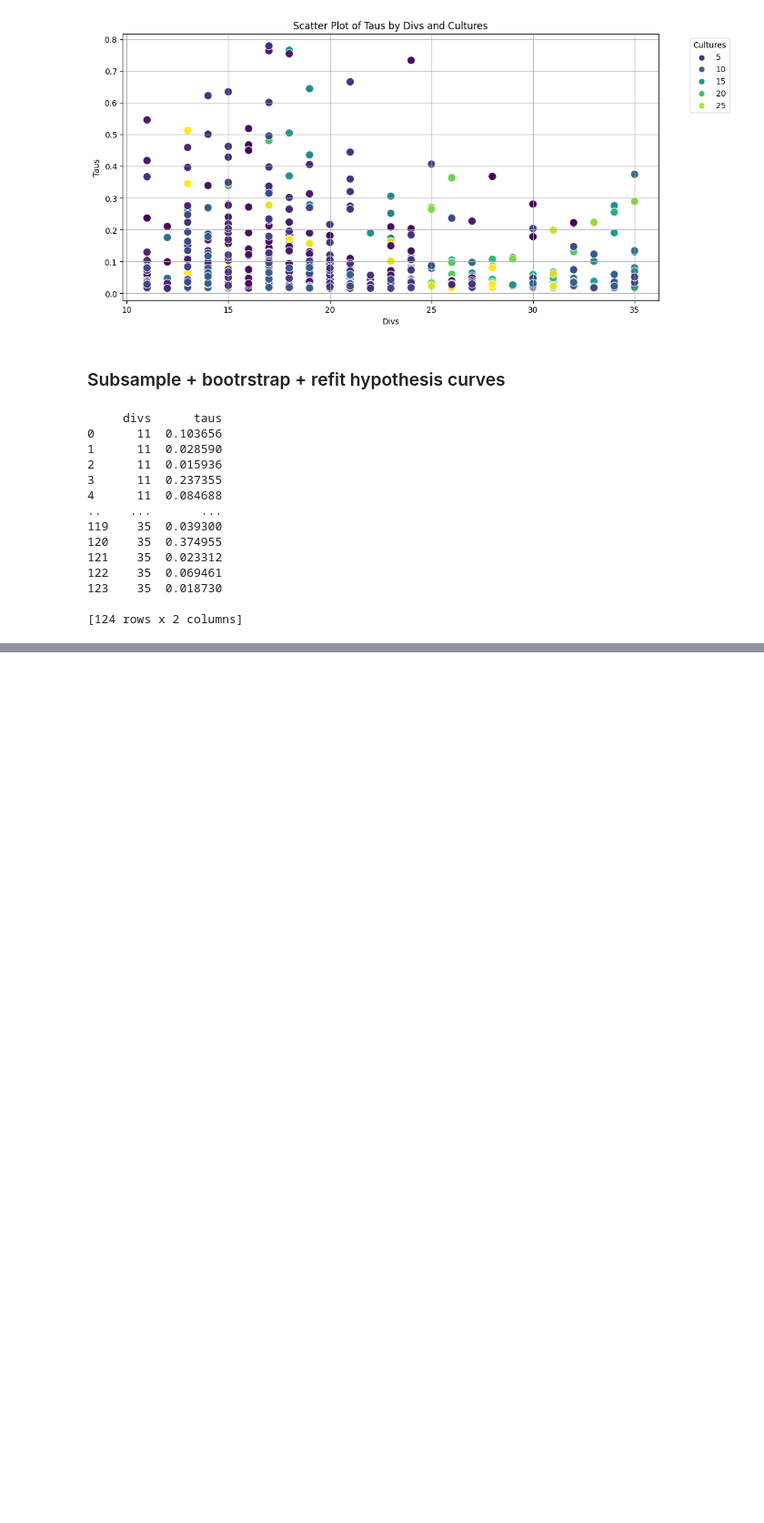
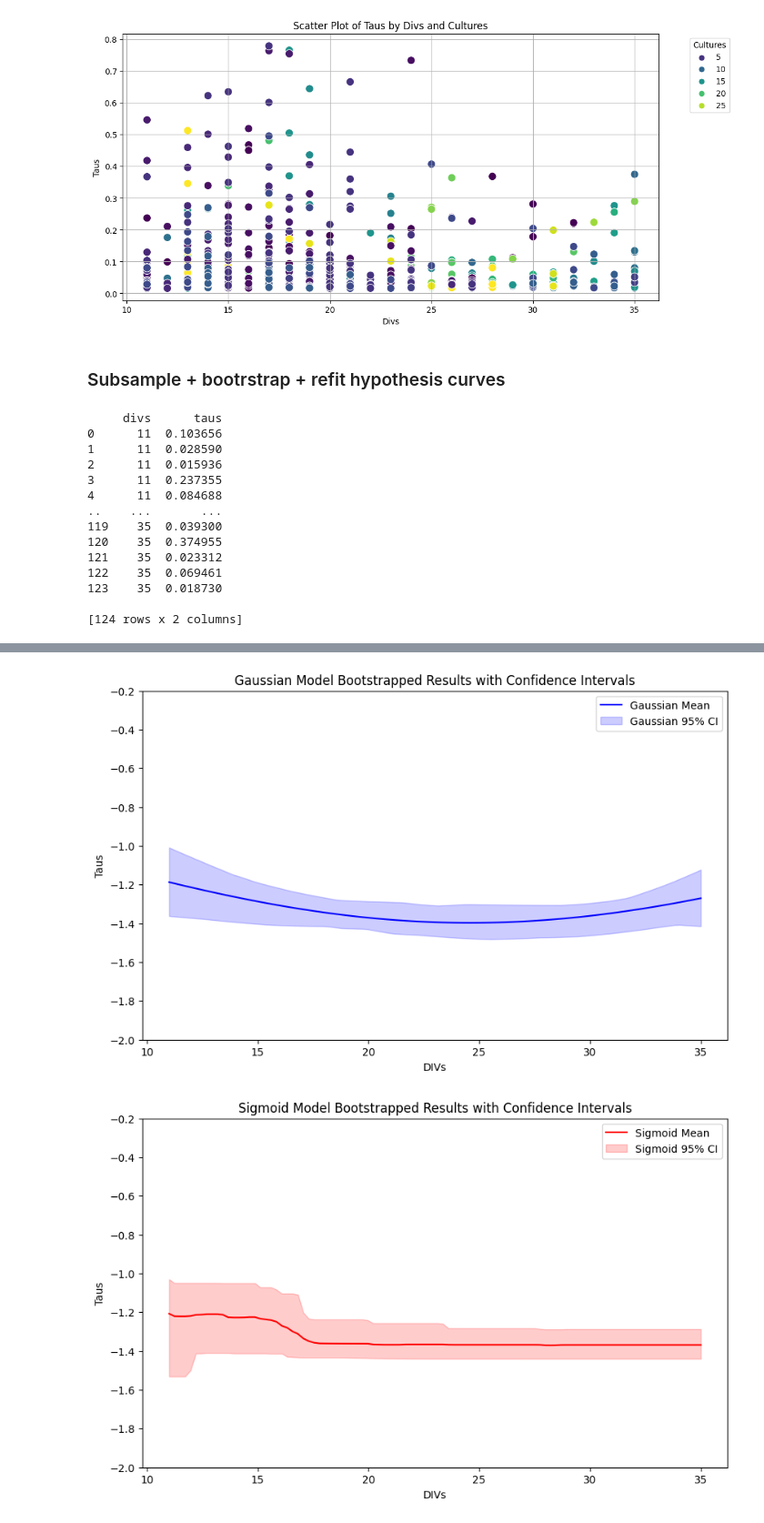
Before and after one commit to voytekresearch/timescale_development, a Jupyter notebook: rat_analysis_workflow/timescales_analysis_hypotheses.ipynb, the cells around one changed output, grey strips where cells are left out. Shown at 91% size. Saved outputs shown, nothing was run; the diff lists cells and outputs as text; code cells hidden in the pictures; blank space fills up the shorter version.

```diff
--- a/rat_analysis_workflow/timescales_analysis_hypotheses.ipynb
+++ b/rat_analysis_workflow/timescales_analysis_hypotheses.ipynb
@@ -604,34 +574,55 @@ Intel MKL WARNING: Support of Intel(R) Streaming SIMD Extensions 4.2 (Intel(R) S
 # %%
-def plot_all_hyp(bootstrap_samples, fit_results, num_bootstrap_samples=None, figsize=(10, 6)):
-    # Initialize arrays to store upper and lower bounds of confidence intervals
-    upper_bounds = []
-    lower_bounds = []
+def plot_confidence_intervals(x_fit, fits, model_name, color, figsize=(10, 6)):
+    # Calculate mean and confidence intervals for the given fits
+    fits = np.array(fits)  # Ensure fits is a numpy array
+    mean_curve = np.mean(fits, axis=0)
+    upper_bound = np.percentile(fits, 97.5, axis=0)
+    lower_bound = np.percentile(fits, 2.5, axis=0)
+
+    # Plot mean curve and confidence intervals
+    plt.figure(figsize=figsize)
+    plt.plot(x_fit, mean_curve, label=f'{model_name} Mean', color=color)
+    plt.fill_between(x_fit, lower_bound, upper_bound, color=color, alpha=0.2, label=f'{model_name} 95% CI')
+    plt.xlabel('DIVs')
+    plt.ylabel('Taus')
+    plt.title(f'{model_name} Model Bootstrapped Results with Confidence Intervals')
+    plt.legend()
+    plt.ylim(-2, -0.20)
+    plt.show()
+
+def plot_all_hyp(bootstrap_samples, fit_results, figsize=(10, 6)):
+    divs = bootstrap_samples[0]['divs']
+    x_fit = np.linspace(min(divs), max(divs), 100)
+
+    # Initialize lists to store fitted values for each model
+    gauss_fits = []
+    sigmoid_fits = []
+    horizontal_fits = []
 
     # Loop through each fit result
     for fit_params in fit_results:
         params_horizontal_line, params_sigmoid, params_gaussian = fit_params
 
         # Calculate fitted curves for this fit result
-        x_fit = np.linspace(min(divs), max(divs), 100)
         y_fit_gaussian = gaussian(x_fit, *params_gaussian)
         y_fit_sigmoid = sigmoid(x_fit, *params_sigmoid)
         y_fit_horizontal_line = horizontal_line(x_fit, *params_horizontal_line)
 
-        # Store upper and lower bounds for each fitted curve
-        upper_bounds.append(np.maximum.reduce([y_fit_gaussian, y_fit_sigmoid, y_fit_horizontal_line], axis=0))
-        lower_bounds.append(np.minimum.reduce([y_fit_gaussian, y_fit_sigmoid, y_fit_horizontal_line], axis=0))
+        # Ensure horizontal line fit is the same shape as x_fit
+        y_fit_horizontal_line = np.full_like(x_fit, y_fit_horizontal_line)
 
-    # Calculate mean curve and confidence intervals
-    upper_bound = np.percentile(upper_bounds, 97.5, axis=0)
-    lower_bound = np.percentile(lower_bounds, 2.5, axis=0)
-    mean_curve = np.mean(upper_bounds, axis=0)
+        # Store fits for each model
+        gauss_fits.append(y_fit_gaussian)
+        sigmoid_fits.append(y_fit_sigmoid)
+        horizontal_fits.append(y_fit_horizontal_line)
 
-    # Plot mean curve and confidence intervals
-    plt.figure(figsize=figsize)
-    plt.plot(x_fit, mean_curve, label='Mean Curve', color='black')
-    plt.fill_between(x_fit, lower_bound, upper_bound, color='gray', alpha=0.3, label='95% Confidence Interval')
-    plt.xlabel('DIVs')
-    plt.ylabel('Taus')
-    plt.title('Bootstrapped Results')
-    plt.legend()
-    plt.show()
+    # Plot confidence intervals for each model
+    plot_confidence_intervals(x_fit, gauss_fits, 'Gaussian', 'blue', figsize)
+    plot_confidence_intervals(x_fit, sigmoid_fits, 'Sigmoid', 'red', figsize)
+    plot_confidence_intervals(x_fit, horizontal_fits, 'Horizontal Line', 'green', figsize)
+
+# Example usage:
+plot_all_hyp(bootstrap_samples, fit_results)
+# %% [output]
+[figure, added]
+[figure, added]
```
Also changed, not shown: parts of 4 cells of this notebook.
